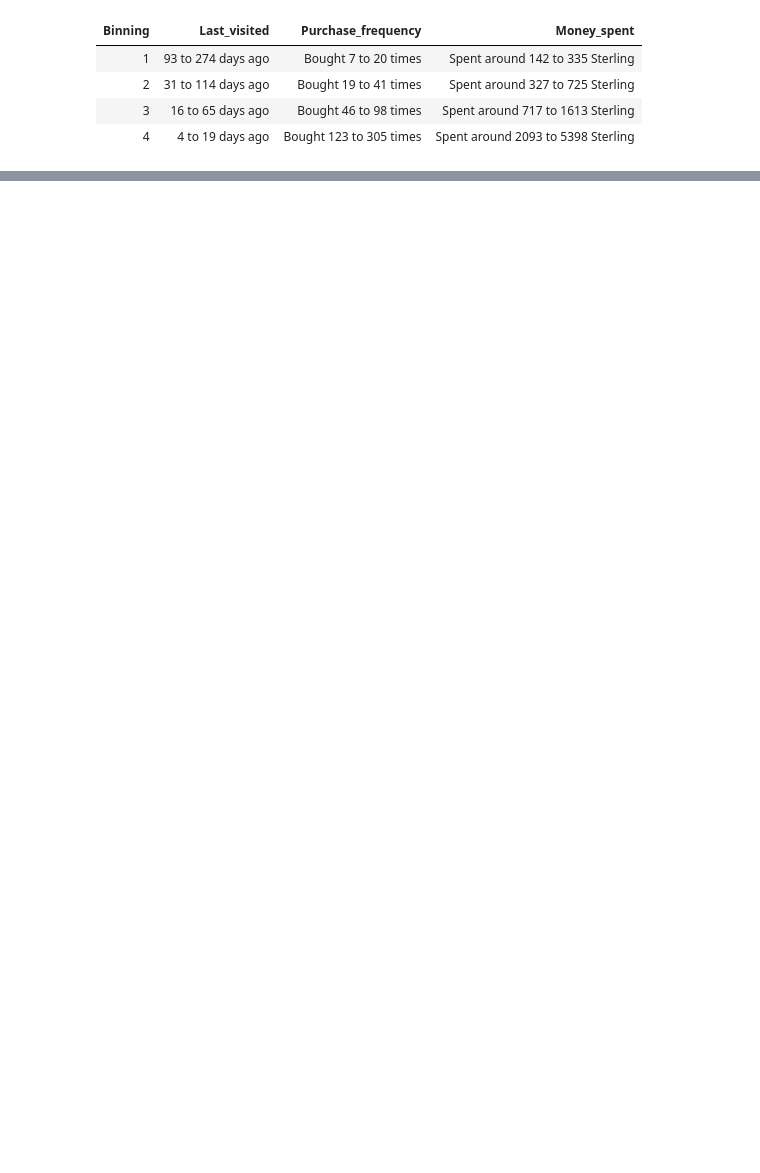
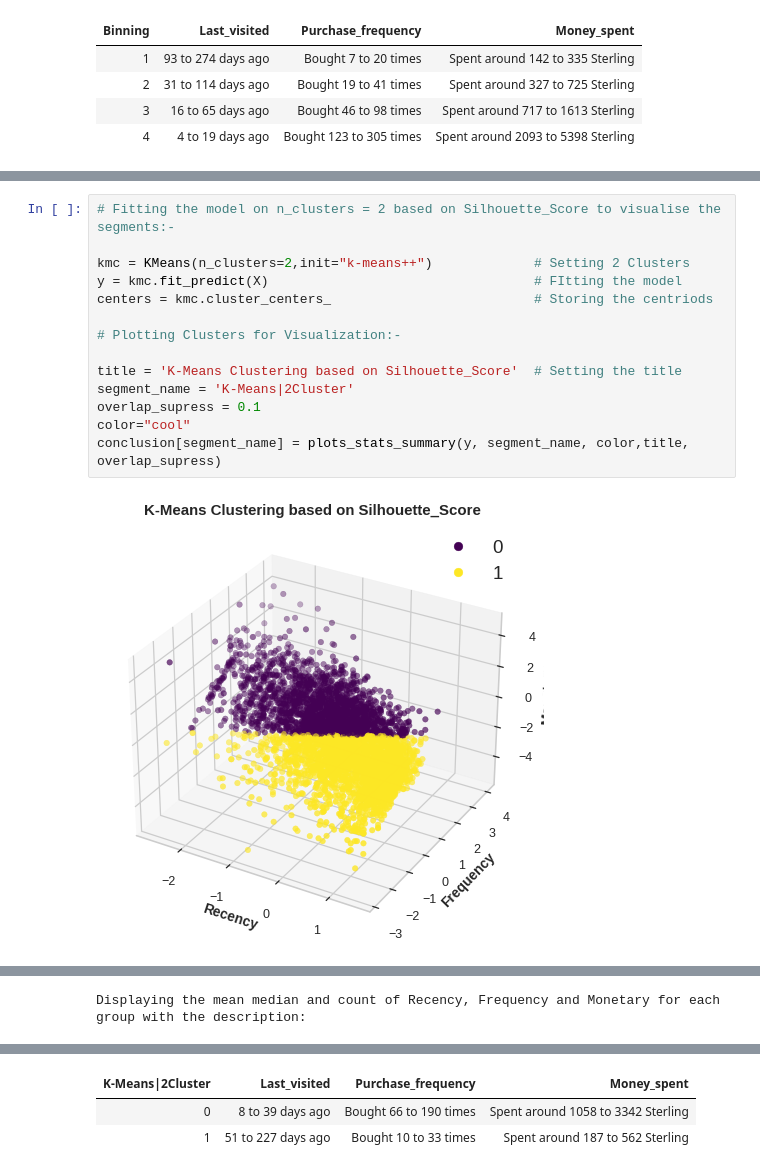
Before and after one commit to nandukamankar/Unsupervised-Learning-project, a Jupyter notebook: Unsupervised_ML_Online_Retail_Customer_Segmentation_Nandu_Kamankar.ipynb, the cells around one changed output, grey strips where cells are left out. Cells and saved outputs as stored; diff of their text form; blank space fills up the shorter version.

```diff
--- a/Unsupervised_ML_Online_Retail_Customer_Segmentation_Nandu_Kamankar.ipynb
+++ b/Unsupervised_ML_Online_Retail_Customer_Segmentation_Nandu_Kamankar.ipynb
@@ -869,0 +954,16 @@ Displaying the mean median and count of Recency, Frequency and Monetary for each
+# %%
+# Fitting the model on n_clusters = 2 based on Silhouette_Score to visualise the segments:-
+
+kmc = KMeans(n_clusters=2,init="k-means++")             # Setting 2 Clusters
+y = kmc.fit_predict(X)                                  # FItting the model
+centers = kmc.cluster_centers_                          # Storing the centriods
+
+# Plotting Clusters for Visualization:-
+
+title = 'K-Means Clustering based on Silhouette_Score'  # Setting the title
+segment_name = 'K-Means|2Cluster'
+overlap_supress = 0.1
+color="cool"
+conclusion[segment_name] = plots_stats_summary(y, segment_name, color,title, overlap_supress)
+# %% [output]
+[figure, added]
@@ -869,0 +971 @@ Displaying the mean median and count of Recency, Frequency and Monetary for each
+Displaying the mean median and count of Recency, Frequency and Monetary for each group with the description:
@@ -869,0 +975,3 @@ Displaying the mean median and count of Recency, Frequency and Monetary for each
+| K-Means|2Cluster | Last_visited | Purchase_frequency | Money_spent |
+| 0 | 8 to 39 days ago | Bought 66 to 190 times | Spent around 1058 to 3342 Sterling |
+| 1 | 51 to 227 days ago | Bought 10 to 33 times | Spent around 187 to 562 Sterling |
```
Also changed, not shown: parts of 12 cells of this notebook.
